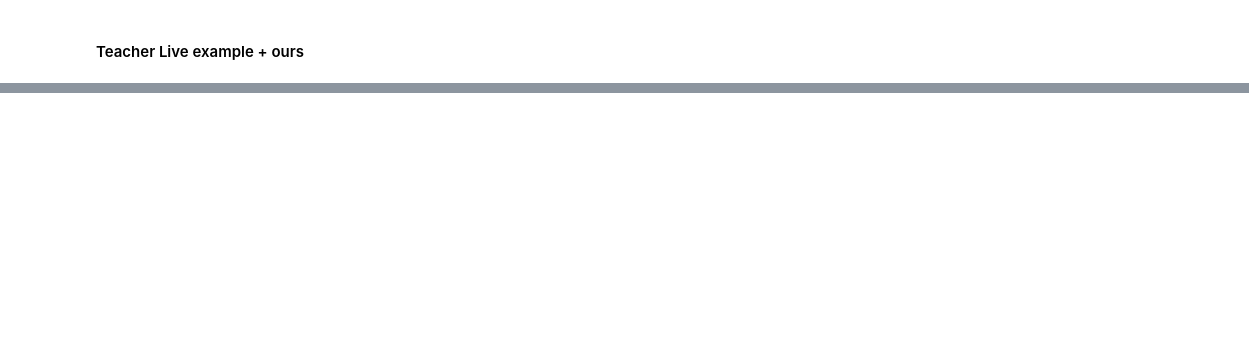
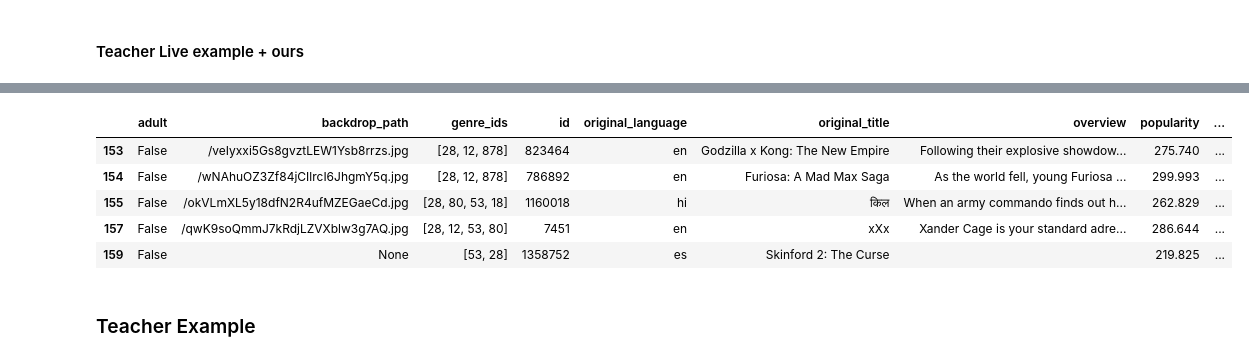
Before and after one commit to IsaacG-L/AI, a Jupyter notebook: Semester 1/Movies/Movies.ipynb, the cells around one changed output, grey strips where cells are left out. Cells and saved outputs as stored; diff of their text form; code cells hidden in the pictures; blank space fills up the shorter version.

Commit message:
100 columns of the most popular action and romance movie.

```diff
--- a/Semester 1/Movies/Movies.ipynb
+++ b/Semester 1/Movies/Movies.ipynb
@@ -433,0 +440,13 @@ UnboundLocalError: local variable 'total_ssr' referenced before assignment
+# %%
+pop_action = popAction[popAction['genre_ids'].apply(lambda x: 28 in x)]
+# %%
+pop_action.tail()
+# %% [output]
+|  | adult | backdrop_path | genre_ids | id | original_language | original_title | overview | popularity | ... |
+| 153 | False | /veIyxxi5Gs8gvztLEW1Ysb8rrzs.jpg | [28, 12, 878] | 823464 | en | Godzilla x Kong: The New Empire | Following their explosive showdow... | 275.740 | ... |
+| 154 | False | /wNAhuOZ3Zf84jCIlrcI6JhgmY5q.jpg | [28, 12, 878] | 786892 | en | Furiosa: A Mad Max Saga | As the world fell, young Furiosa ... | 299.993 | ... |
+| 155 | False | /okVLmXL5y18dfN2R4ufMZEGaeCd.jpg | [28, 80, 53, 18] | 1160018 | hi | किल | When an army commando finds out h... | 262.829 | ... |
+| 157 | False | /qwK9soQmmJ7kRdjLZVXblw3g7AQ.jpg | [28, 12, 53, 80] | 7451 | en | xXx | Xander Cage is your standard adre... | 286.644 | ... |
+| 159 | False | None | [53, 28] | 1358752 | es | Skinford 2: The Curse |  | 219.825 | ... |
+# %% [markdown]
+### Teacher Example
```
Also changed, not shown: parts of 58 cells of this notebook.
